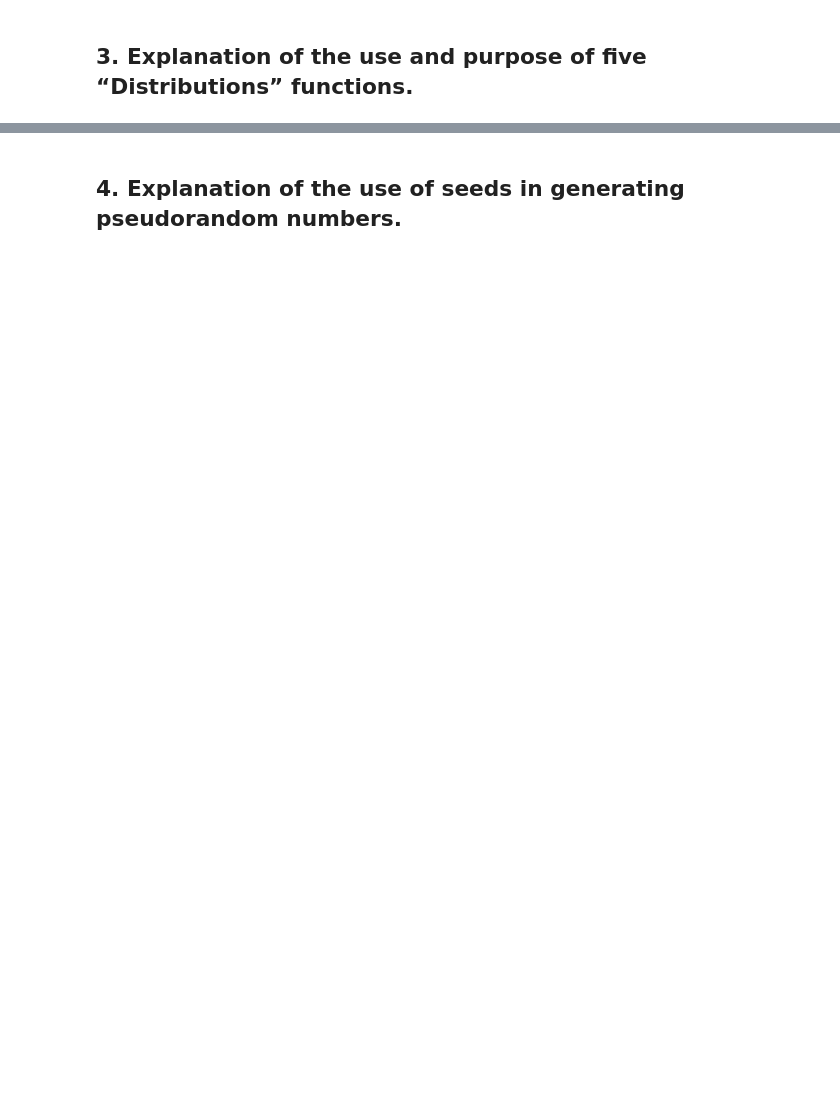
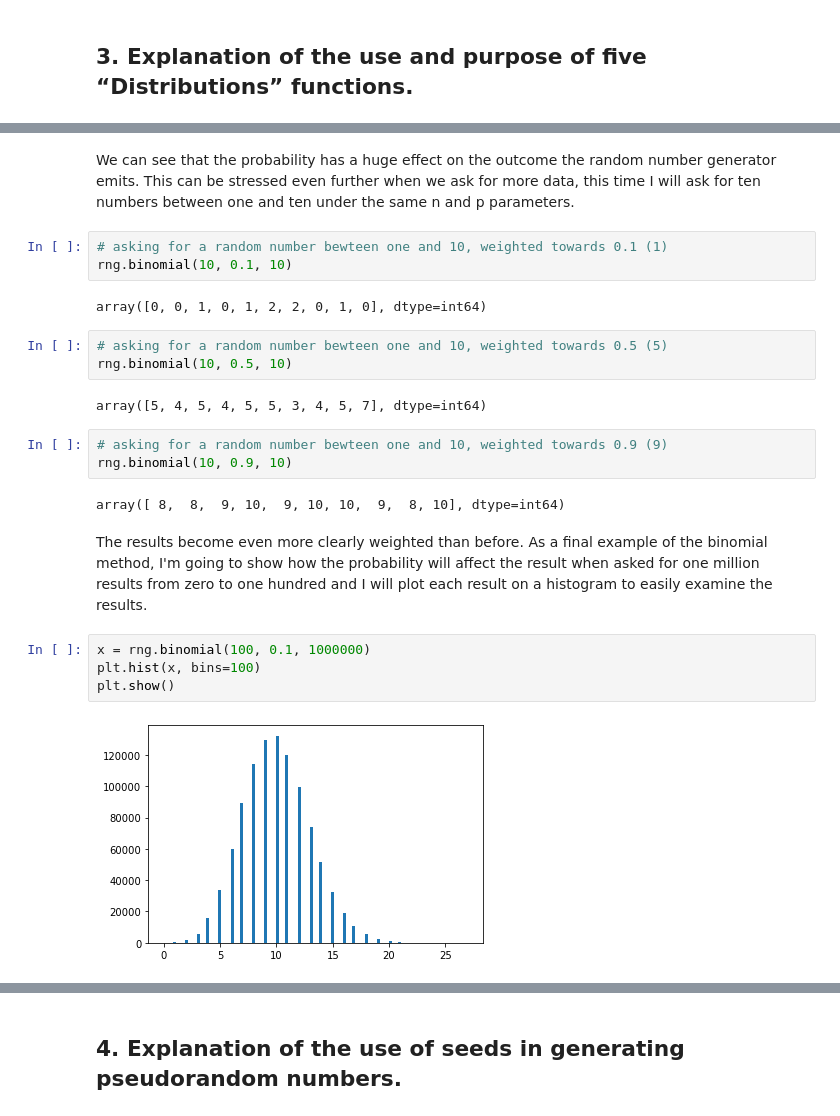
Before and after one commit to declanohara123/numpy-random, a Jupyter notebook: Numpy-Random Investigation.ipynb, the cells around one changed output, grey strips where cells are left out. Drawn from its saved outputs; the diff is of its cells as text; blank space fills up the shorter version.

```diff
--- a/Numpy-Random Investigation.ipynb
+++ b/Numpy-Random Investigation.ipynb
@@ -201,0 +224,25 @@ The simple random data functions are capable of creating data wheteher in large
+# %% [markdown]
+We can see that the probability has a huge effect on the outcome the random number generator emits. This can be stressed even further when we ask for more data, this time I will ask for ten numbers between one and ten under the same n and p parameters.
+# %%
+# asking for a random number bewteen one and 10, weighted towards 0.1 (1)
+rng.binomial(10, 0.1, 10)
+# %% [output]
+array([0, 0, 1, 0, 1, 2, 2, 0, 1, 0], dtype=int64)
+# %%
+# asking for a random number bewteen one and 10, weighted towards 0.5 (5)
+rng.binomial(10, 0.5, 10)
+# %% [output]
+array([5, 4, 5, 4, 5, 5, 3, 4, 5, 7], dtype=int64)
+# %%
+# asking for a random number bewteen one and 10, weighted towards 0.9 (9)
+rng.binomial(10, 0.9, 10)
+# %% [output]
+array([ 8,  8,  9, 10,  9, 10, 10,  9,  8, 10], dtype=int64)
+# %% [markdown]
+The results become even more clearly weighted than before. As a final example of the binomial method, I'm going to show how the probability will affect the result when asked for one million results from zero to one hundred and I will plot each result on a histogram to easily examine the results.
+# %%
+x = rng.binomial(100, 0.1, 1000000)
+plt.hist(x, bins=100)
+plt.show()
+# %% [output]
+[figure, added]
```
Also changed, not shown: parts of 87 cells of this notebook.
